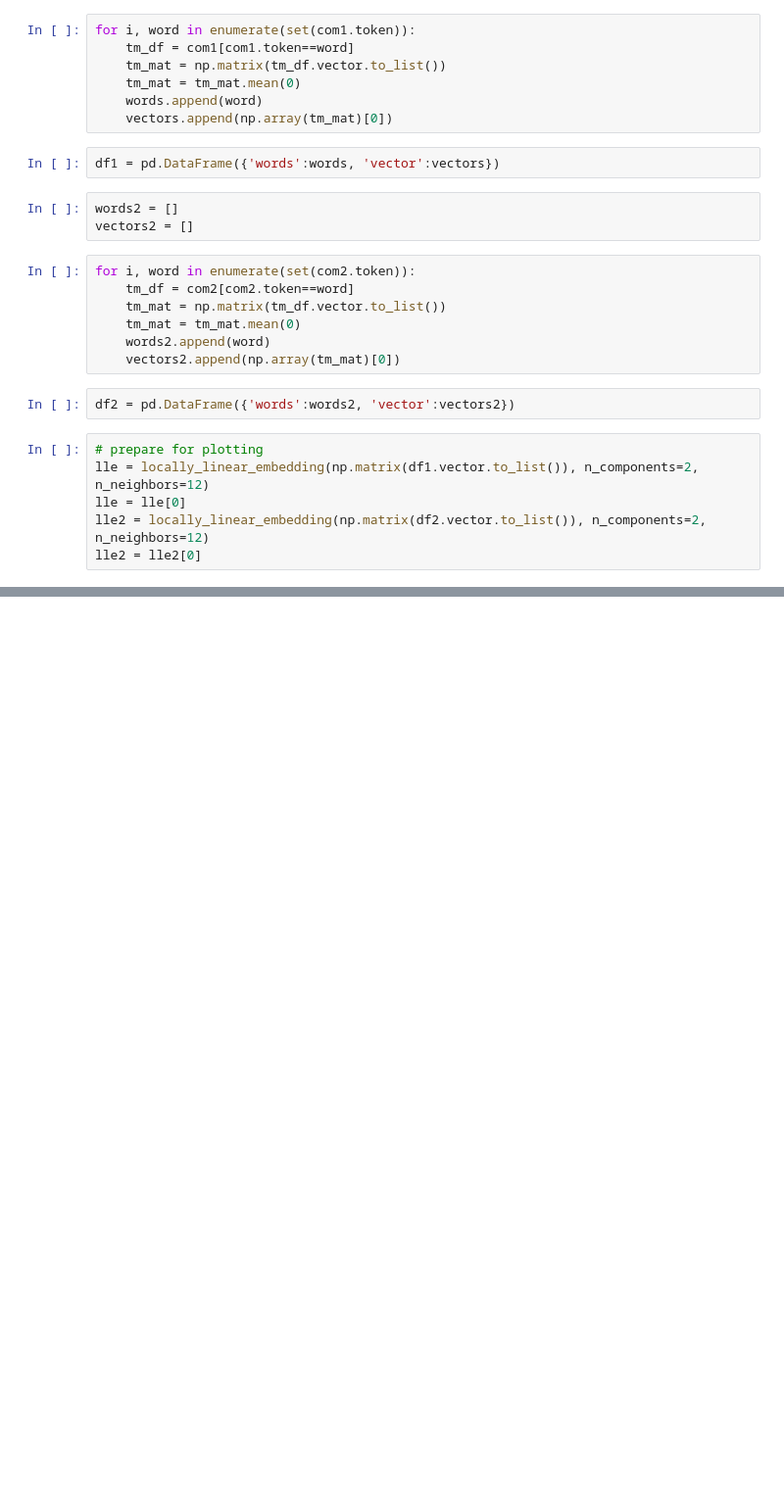
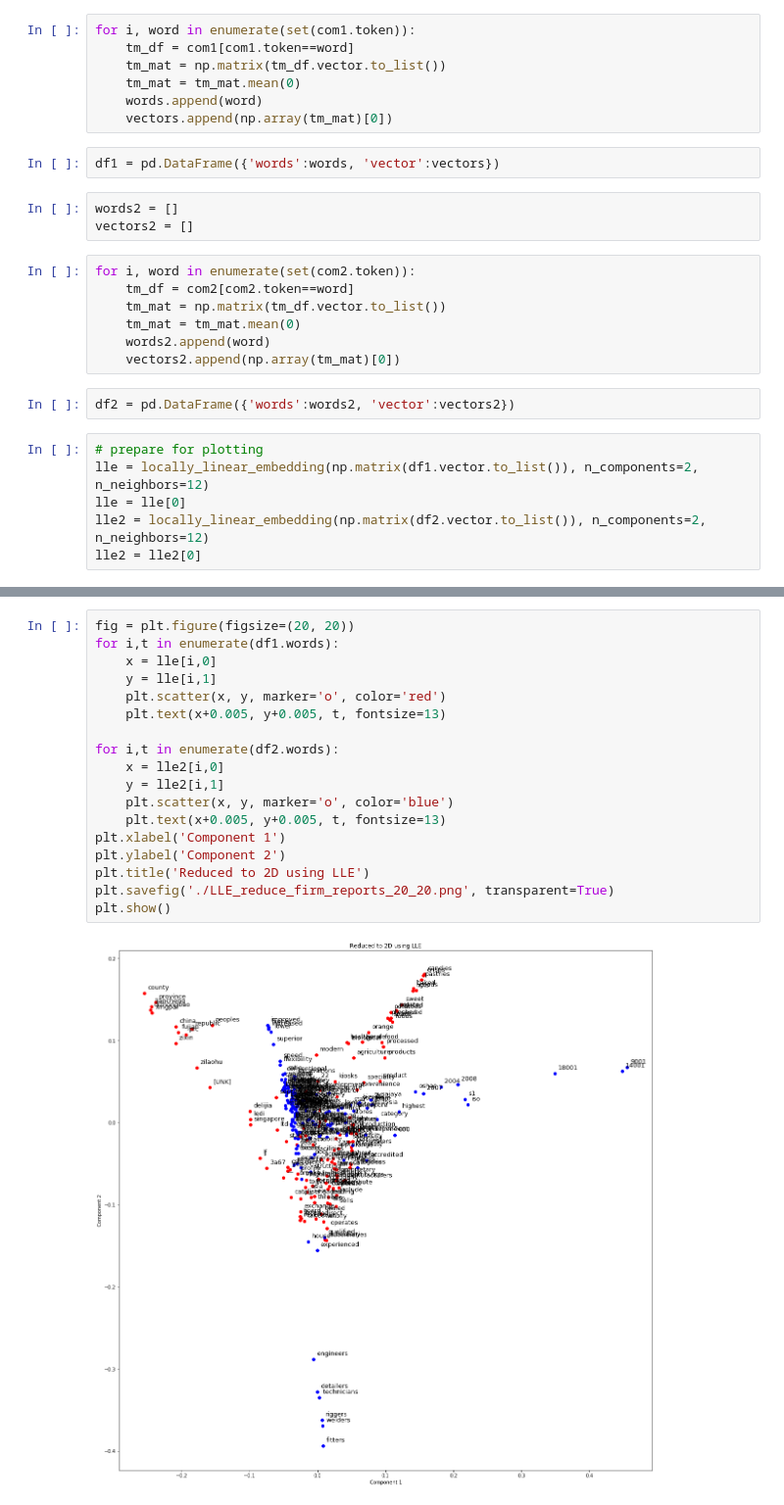
Before and after one commit to lizzzi111/LLE, a Jupyter notebook: LLE_Firm_Reports/LLE_Firm_Reports.ipynb, the cells around one changed output, grey strips where cells are left out. Shown at 98% size. Saved outputs shown, nothing was run; the diff lists cells and outputs as text; blank space fills up the shorter version.

Commit message:
add new plot

```diff
--- a/LLE_Firm_Reports/LLE_Firm_Reports.ipynb
+++ b/LLE_Firm_Reports/LLE_Firm_Reports.ipynb
@@ -69,0 +68,20 @@ plt.show()
+# %%
+fig = plt.figure(figsize=(20, 20))
+for i,t in enumerate(df1.words):
+    x = lle[i,0]
+    y = lle[i,1]
+    plt.scatter(x, y, marker='o', color='red')
+    plt.text(x+0.005, y+0.005, t, fontsize=13)
+
+for i,t in enumerate(df2.words):
+    x = lle2[i,0]
+    y = lle2[i,1]
+    plt.scatter(x, y, marker='o', color='blue')
+    plt.text(x+0.005, y+0.005, t, fontsize=13)
+plt.xlabel('Component 1')
+plt.ylabel('Component 2')
+plt.title('Reduced to 2D using LLE')
+plt.savefig('./LLE_reduce_firm_reports_20_20.png', transparent=True)
+plt.show()
+# %% [output]
+[figure, added]
```
Also changed, not shown: parts of 2 cells of this notebook, 2 other files.
